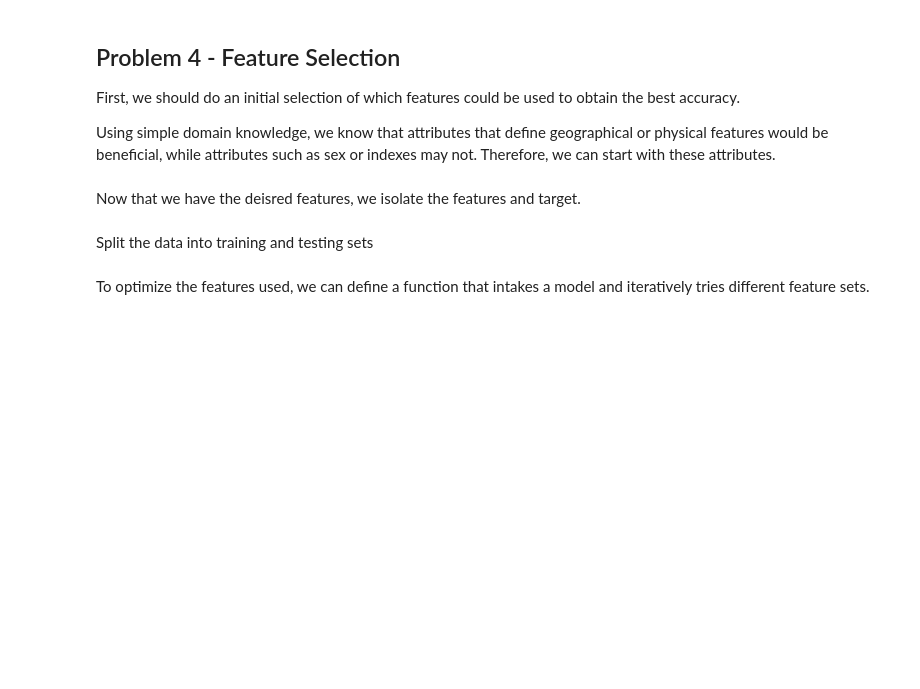
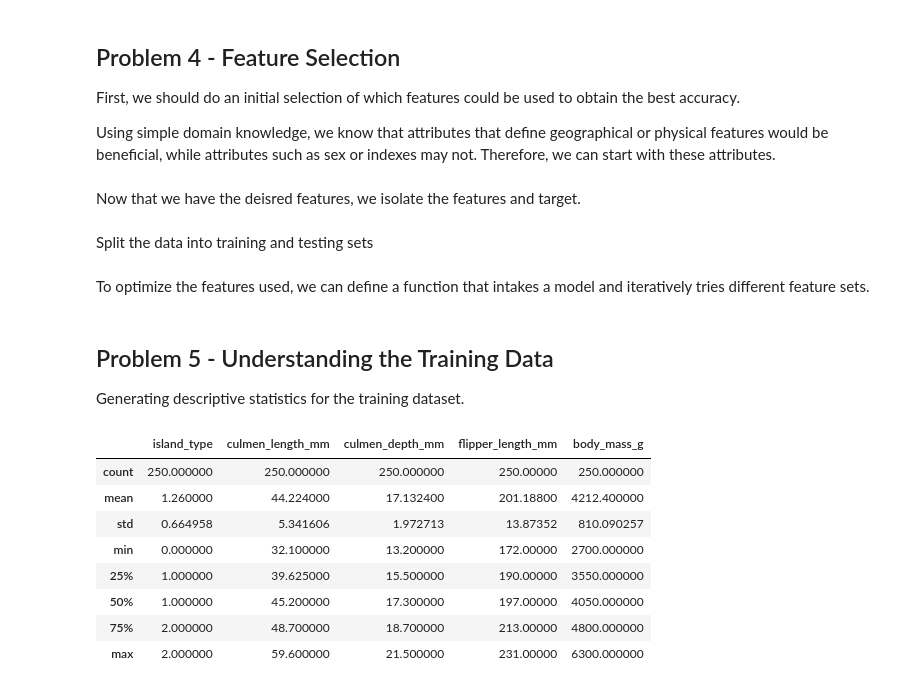
Before and after one commit to Jairik/Data-Science-Fundementals, a Jupyter notebook: HW0/HW0-JJ-McCauley.ipynb, the cells around one changed output. Saved outputs shown, nothing was run; the diff lists cells and outputs as text; code cells hidden in the pictures; blank space fills up the shorter version.

```diff
--- a/HW0/HW0-JJ-McCauley.ipynb
+++ b/HW0/HW0-JJ-McCauley.ipynb
@@ -197,0 +212,16 @@ def test_features(features: list, x_df: pd.DataFrame, target_df: pd.DataFrame, m
+# %% [markdown]
+## Problem 5 - Understanding the Training Data
+
+Generating descriptive statistics for the training dataset.
+# %%
+x_train.describe()  # Obtaining descriptive statistics of the feature training data
+# %% [output]
+|  | island_type | culmen_length_mm | culmen_depth_mm | flipper_length_mm | body_mass_g |
+| count | 250.000000 | 250.000000 | 250.000000 | 250.00000 | 250.000000 |
+| mean | 1.260000 | 44.224000 | 17.132400 | 201.18800 | 4212.400000 |
+| std | 0.664958 | 5.341606 | 1.972713 | 13.87352 | 810.090257 |
+| min | 0.000000 | 32.100000 | 13.200000 | 172.00000 | 2700.000000 |
+| 25% | 1.000000 | 39.625000 | 15.500000 | 190.00000 | 3550.000000 |
+| 50% | 1.000000 | 45.200000 | 17.300000 | 197.00000 | 4050.000000 |
+| 75% | 2.000000 | 48.700000 | 18.700000 | 213.00000 | 4800.000000 |
+| max | 2.000000 | 59.600000 | 21.500000 | 231.00000 | 6300.000000 |
```
Also changed, not shown: parts of 17 cells of this notebook.
